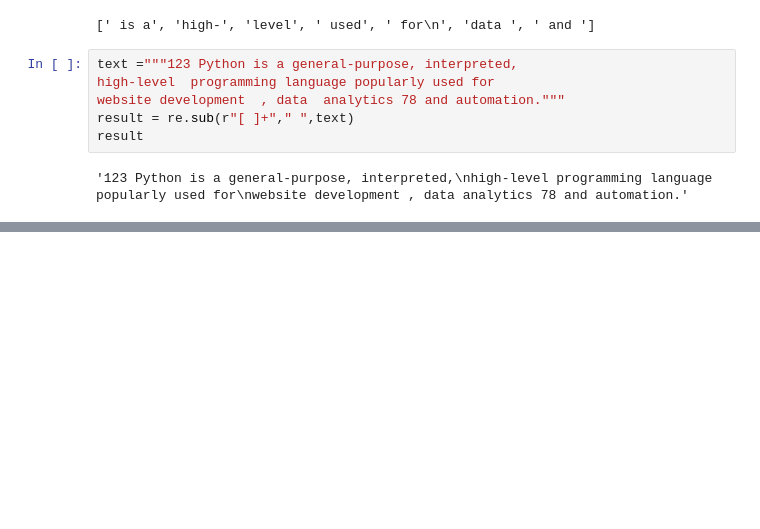
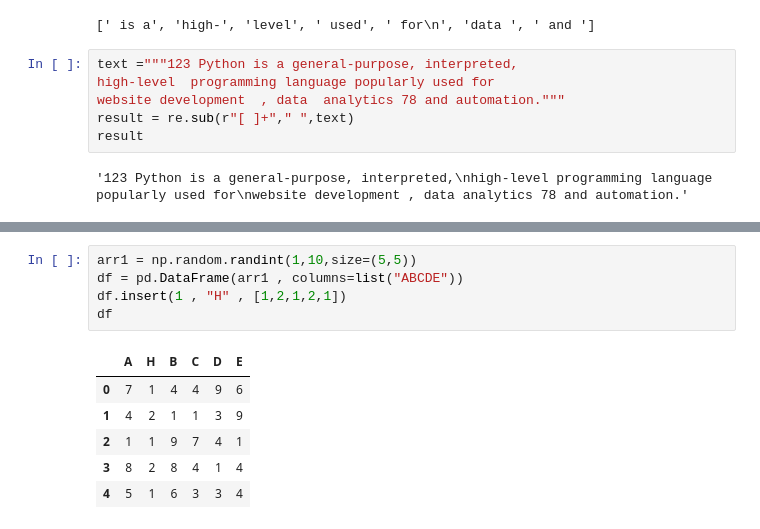
Before and after one commit to abhishek2young/Python-Hands-ON, a Jupyter notebook: Python_15.ipynb, the cells around one changed output, grey strips where cells are left out. Drawn from its saved outputs; the diff is of its cells as text; blank space fills up the shorter version.

```diff
--- a/Python_15.ipynb
+++ b/Python_15.ipynb
@@ -5019,0 +5582,12 @@ result
+# %%
+arr1 = np.random.randint(1,10,size=(5,5))
+df = pd.DataFrame(arr1 , columns=list("ABCDE"))
+df.insert(1 , "H" , [1,2,1,2,1])
+df
+# %% [output]
+|  | A | H | B | C | D | E |
+| 0 | 7 | 1 | 4 | 4 | 9 | 6 |
+| 1 | 4 | 2 | 1 | 1 | 3 | 9 |
+| 2 | 1 | 1 | 9 | 7 | 4 | 1 |
+| 3 | 8 | 2 | 8 | 4 | 1 | 4 |
+| 4 | 5 | 1 | 6 | 3 | 3 | 4 |
```
Also changed, not shown: parts of 62 cells of this notebook.
